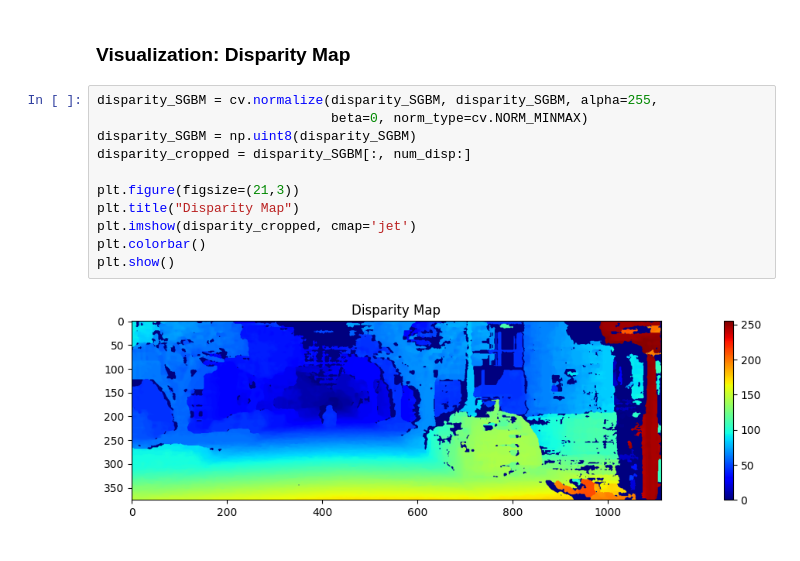
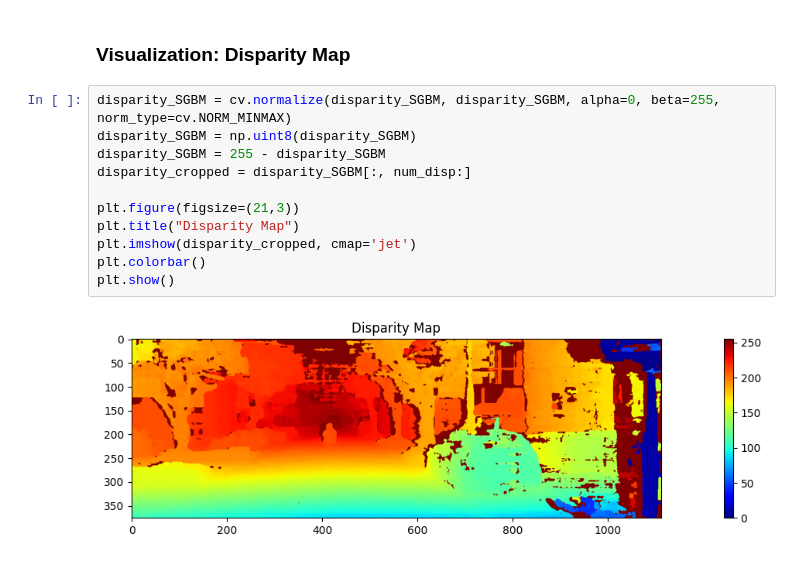
Before and after one commit to canerkaynak/epipolar-geometry-dinov2, a Jupyter notebook: notebooks/05_disparity_map.ipynb, the cells around one changed output. Saved outputs shown, nothing was run; the diff lists cells and outputs as text.

Commit message:
Fixing reverse disparity map coloring issue.

```diff
--- a/notebooks/05_disparity_map.ipynb
+++ b/notebooks/05_disparity_map.ipynb
@@ -47,15 +47,15 @@ disparity_SGBM = disparity_SGBM.astype(np.float32) / 16.0
 # %% [markdown]
 ### **Visualization: Disparity Map**
 # %%
-disparity_SGBM = cv.normalize(disparity_SGBM, disparity_SGBM, alpha=255,
-                              beta=0, norm_type=cv.NORM_MINMAX)
+disparity_SGBM = cv.normalize(disparity_SGBM, disparity_SGBM, alpha=0, beta=255, norm_type=cv.NORM_MINMAX)
 disparity_SGBM = np.uint8(disparity_SGBM)
+disparity_SGBM = 255 - disparity_SGBM
 disparity_cropped = disparity_SGBM[:, num_disp:]
 
 plt.figure(figsize=(21,3))
 plt.title("Disparity Map")
 plt.imshow(disparity_cropped, cmap='jet')
 plt.colorbar()
 plt.show()
 # %% [output]
-[figure, old version]
+[figure, new version]
```
